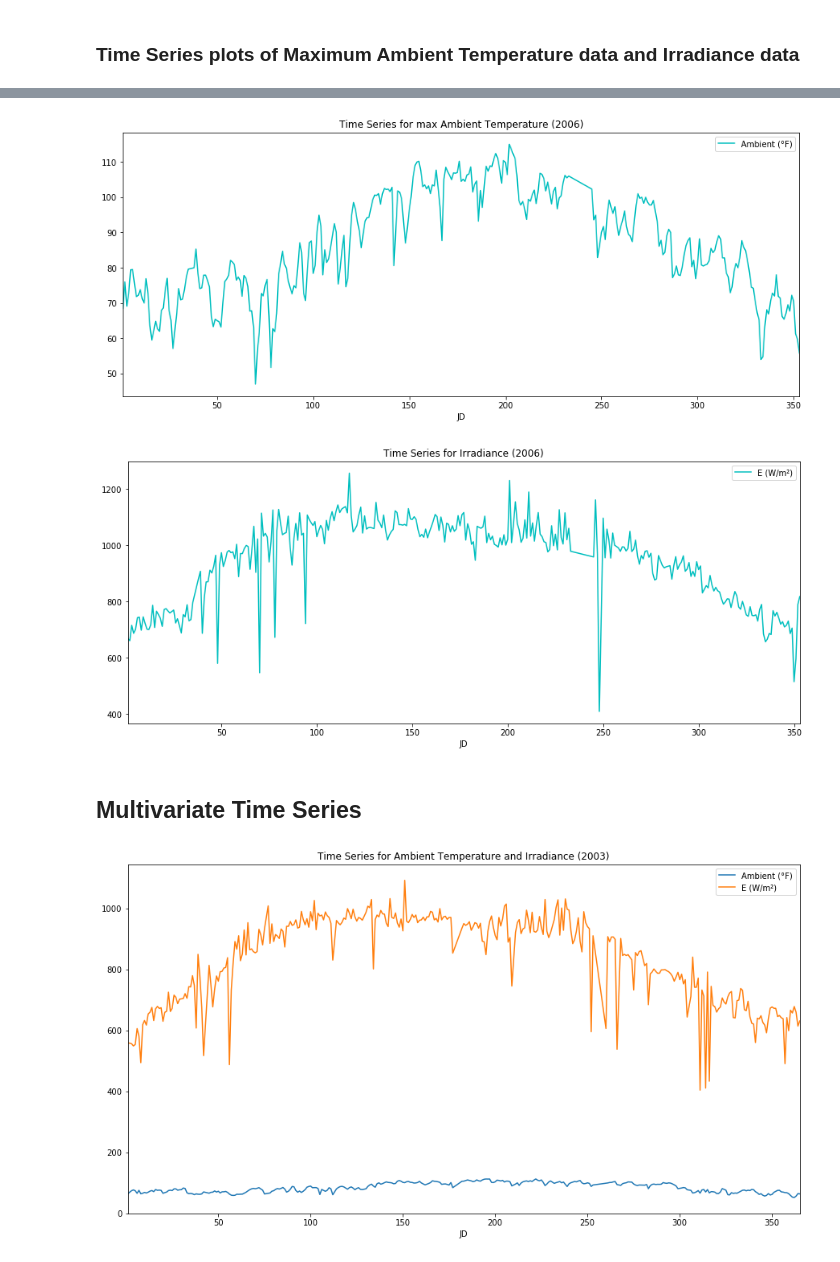
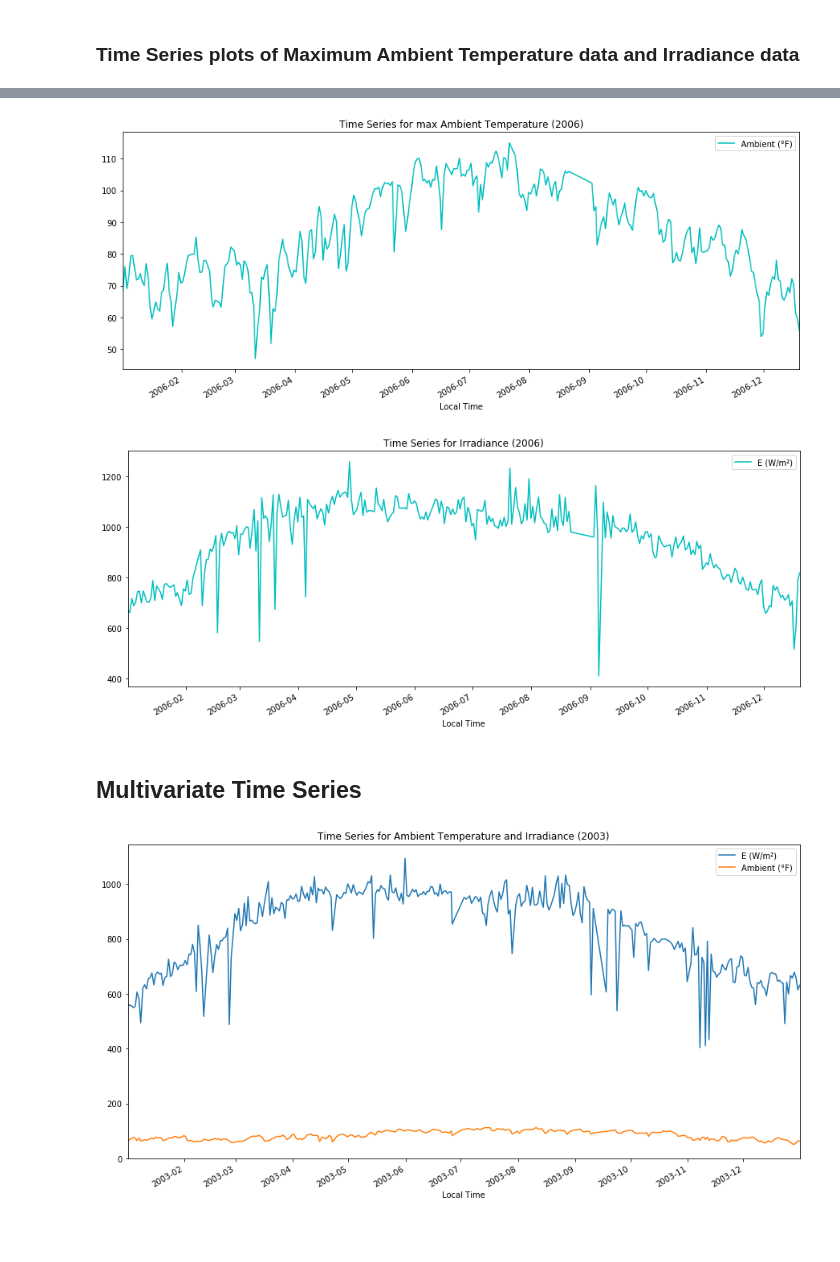
Before and after one commit to ift540-PVAZ/PVAZ, a Jupyter notebook: Time Series/Time Series.ipynb, the cells around one changed output, grey strips where cells are left out. Drawn from its saved outputs; the diff is of its cells as text; code cells hidden in the pictures; blank space fills up the shorter version.

Commit message:
Fixed column names in excel sheet, updated x axes of plots

```diff
--- a/Time Series/Time Series.ipynb
+++ b/Time Series/Time Series.ipynb
@@ -135,16 +135,16 @@ plt.show()
 # %%
-df4[['Ambient (°F)']].plot(title='Time Series for max Ambient Temperature (2006)',figsize=(15,6), color='c')
+df4.plot(x='Local Time', y='Ambient (°F)', title='Time Series for max Ambient Temperature (2006)',figsize=(15,6), color='c')
 plt.show()
-df4[['E (W/m²)']].plot(title='Time Series for Irradiance (2006)',figsize=(15,6), color='c')
+df4.plot(x='Local Time', y='E (W/m²)', title='Time Series for Irradiance (2006)',figsize=(15,6), color='c')
 plt.show()
 # %% [output]
-[figure, old version]
+[figure, new version]
-[figure, old version]
+[figure, new version]
 # %% [markdown]
 ## Multivariate Time Series
 # %%
-df1[['Ambient (°F)','E (W/m²)']].plot(title='Time Series for Ambient Temperature and Irradiance (2003)',figsize=(15,8))
+df1[['Local Time', 'Ambient (°F)','E (W/m²)']].plot(x='Local Time', y=['E (W/m²)', 'Ambient (°F)'], title='Time Series for Ambient Temperature and Irradiance (2003)',figsize=(15,8))
 plt.show()
 # %% [output]
-[figure, old version]
+[figure, new version]
 # %%
```
Also changed, not shown: parts of 7 cells of this notebook, 1 other file.
